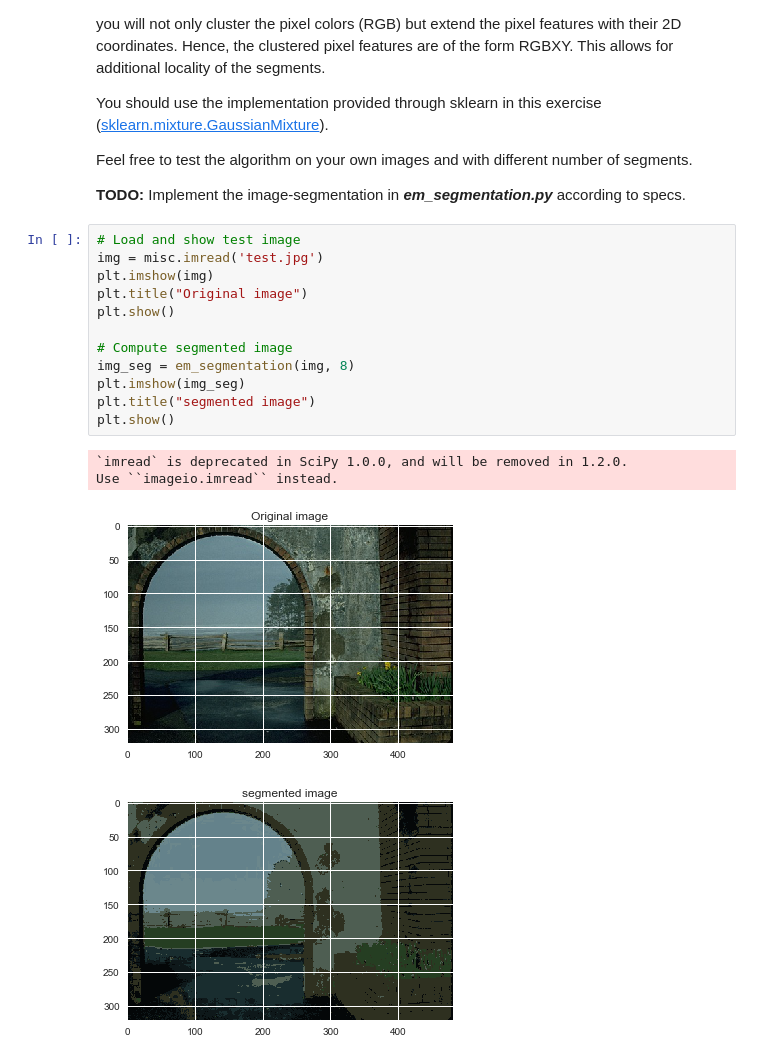
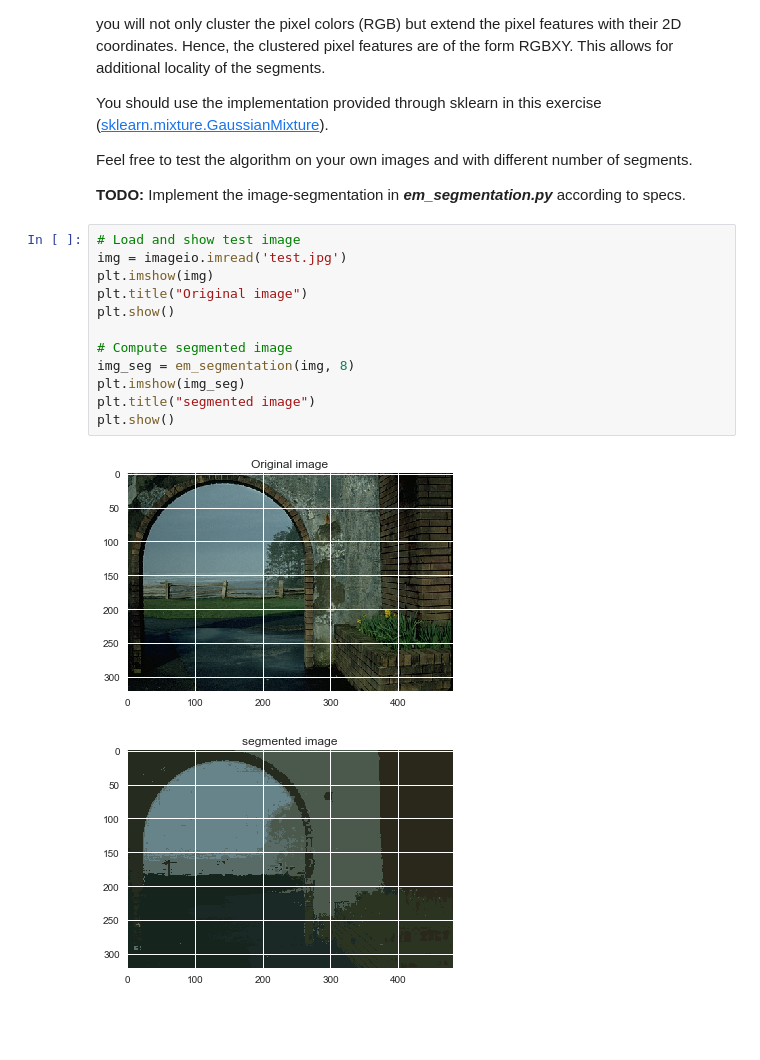
Before and after one commit to nibill/BME-MachineLearning, a Jupyter notebook: Assignment 3/Assignment3.ipynb, the cells around one changed output. Drawn from its saved outputs; the diff is of its cells as text; blank space fills up the shorter version.

```diff
--- a/Assignment 3/Assignment3.ipynb
+++ b/Assignment 3/Assignment3.ipynb
@@ -270,18 +298,16 @@ Feel free to test the algorithm on your own images and with different number of
 **TODO:** Implement the image-segmentation in ***em_segmentation.py*** according to specs.
 # %%
 # Load and show test image
-img = misc.imread('test.jpg')
+img = imageio.imread('test.jpg')
 plt.imshow(img)
 plt.title("Original image")
 plt.show()
 
 # Compute segmented image
 img_seg = em_segmentation(img, 8)
 plt.imshow(img_seg)
 plt.title("segmented image")
 plt.show()
 # %% [output]
-`imread` is deprecated in SciPy 1.0.0, and will be removed in 1.2.0.
-Use ``imageio.imread`` instead.
 [figure]
-[figure, old version]
+[figure, new version]
```
Also changed, not shown: parts of 8 cells of this notebook, 2 other files.
